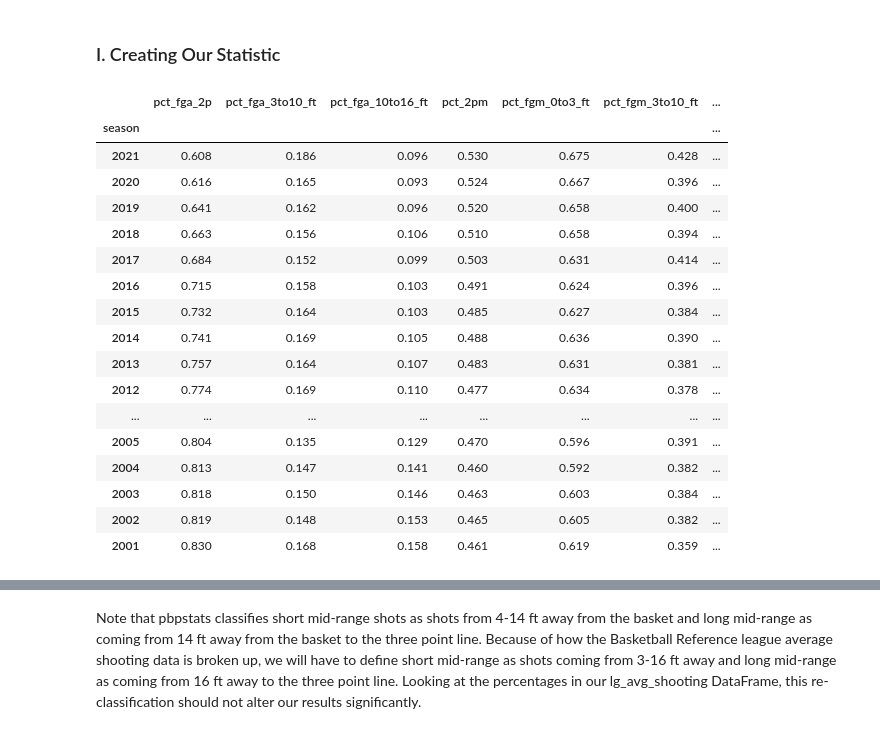
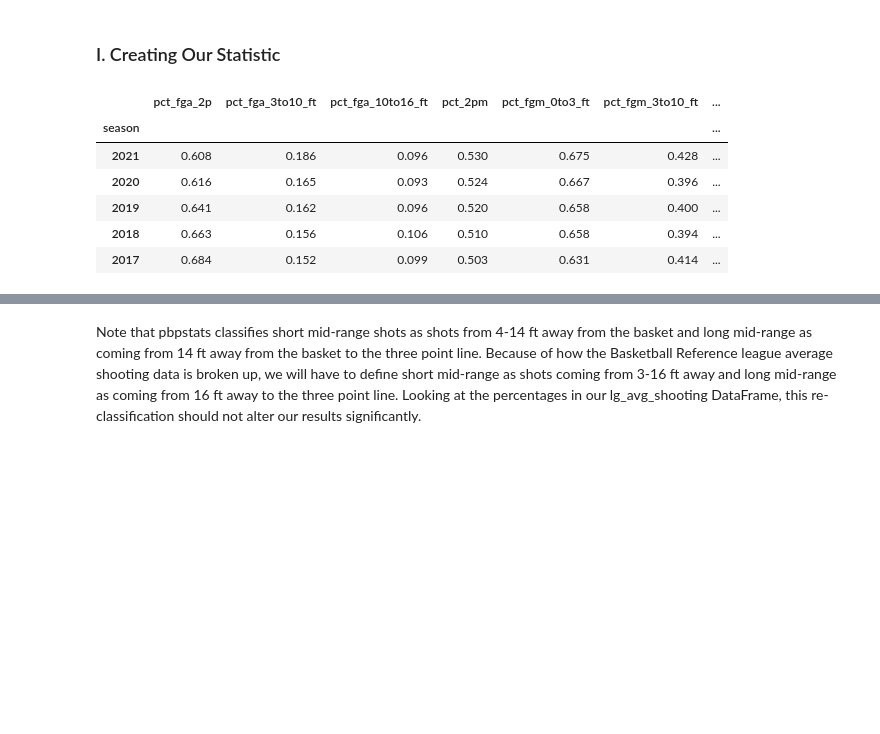
Before and after one commit to MAhram1/INFO-2950-Project, a Jupyter notebook: proj5.ipynb, the cells around one changed output, grey strips where cells are left out. Cells and saved outputs as stored; diff of their text form; code cells hidden in the pictures; blank space fills up the shorter version.

```diff
--- a/proj5.ipynb
+++ b/proj5.ipynb
@@ -166,31 +166,20 @@ In the above cell, we altered the index of the 3 DataFrames not named "nba" such
 # %%
 # Creating a new df to calculate and store the expected value of shots from 0-3 ft, 3-10 ft, 10-16 ft,
 # 16 ft to the 3PT line, corner 3s, and arc 3s for each individual season...
 expected_values_by_loc = lg_avg_shooting.copy()
 # Need to find % 3PA from arc (non-corner) and Arc 3PM %
 expected_values_by_loc['pct_3pa_arc'] = 1 - expected_values_by_loc['pct_3pa_corner']
 # Now, using the fact that overall 3PM % is a weighted average of arc and corner 3PM %, we know that...
 expected_values_by_loc['pct_3pm_arc'] = round(((expected_values_by_loc['pct_3pm'] -
                                         (expected_values_by_loc['pct_3pm_corner']*
                                          expected_values_by_loc['pct_3pa_corner']))/expected_values_by_loc['pct_3pa_arc']),3)
-expected_values_by_loc
+expected_values_by_loc.head(5)
 # %% [output]
 |  | pct_fga_2p | pct_fga_3to10_ft | pct_fga_10to16_ft | pct_2pm | pct_fgm_0to3_ft | pct_fgm_3to10_ft | ... |
 | season |  |  |  |  |  |  | ... |
 | 2021 | 0.608 | 0.186 | 0.096 | 0.530 | 0.675 | 0.428 | ... |
 | 2020 | 0.616 | 0.165 | 0.093 | 0.524 | 0.667 | 0.396 | ... |
 | 2019 | 0.641 | 0.162 | 0.096 | 0.520 | 0.658 | 0.400 | ... |
 | 2018 | 0.663 | 0.156 | 0.106 | 0.510 | 0.658 | 0.394 | ... |
 | 2017 | 0.684 | 0.152 | 0.099 | 0.503 | 0.631 | 0.414 | ... |
-| 2016 | 0.715 | 0.158 | 0.103 | 0.491 | 0.624 | 0.396 | ... |
-| 2015 | 0.732 | 0.164 | 0.103 | 0.485 | 0.627 | 0.384 | ... |
-| 2014 | 0.741 | 0.169 | 0.105 | 0.488 | 0.636 | 0.390 | ... |
-| 2013 | 0.757 | 0.164 | 0.107 | 0.483 | 0.631 | 0.381 | ... |
-| 2012 | 0.774 | 0.169 | 0.110 | 0.477 | 0.634 | 0.378 | ... |
-| ... | ... | ... | ... | ... | ... | ... | ... |
-| 2005 | 0.804 | 0.135 | 0.129 | 0.470 | 0.596 | 0.391 | ... |
-| 2004 | 0.813 | 0.147 | 0.141 | 0.460 | 0.592 | 0.382 | ... |
-| 2003 | 0.818 | 0.150 | 0.146 | 0.463 | 0.603 | 0.384 | ... |
-| 2002 | 0.819 | 0.148 | 0.153 | 0.465 | 0.605 | 0.382 | ... |
-| 2001 | 0.830 | 0.168 | 0.158 | 0.461 | 0.619 | 0.359 | ... |
 # %% [markdown]
```
Also changed, not shown: parts of 9 cells of this notebook.
